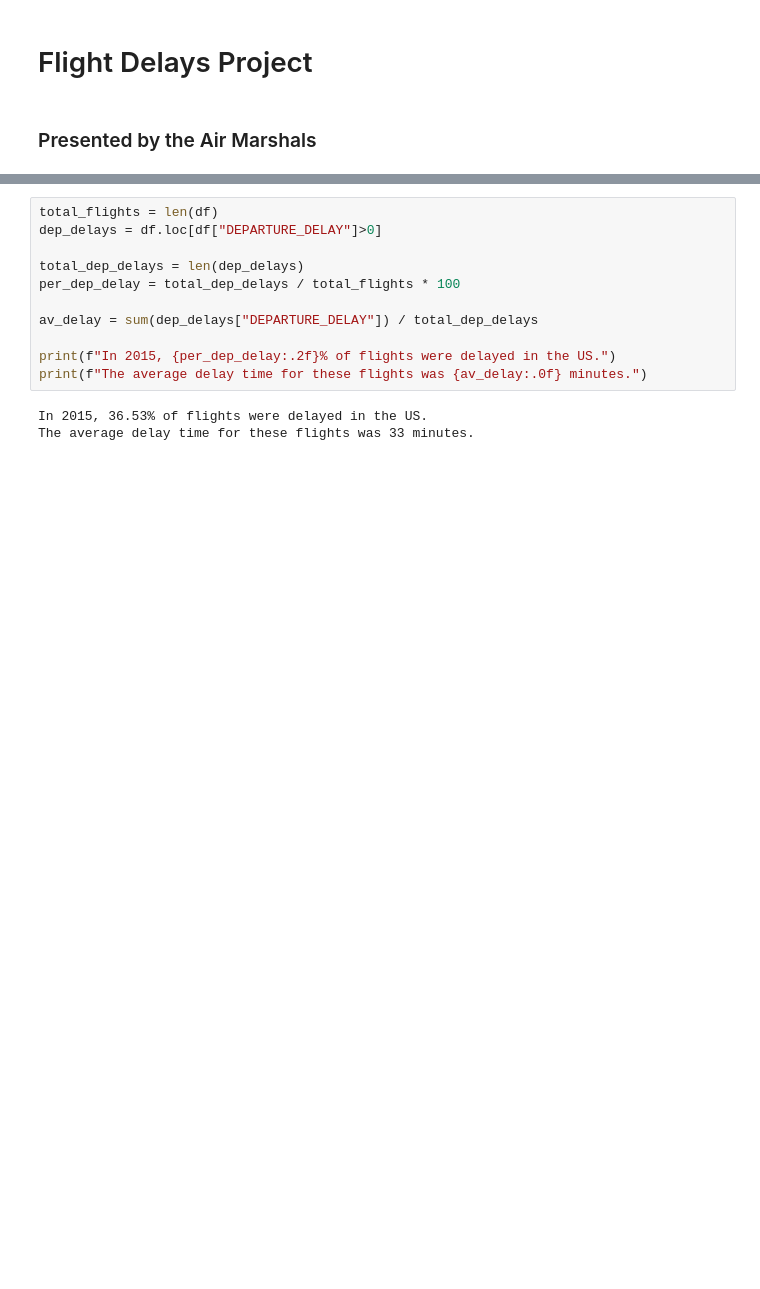
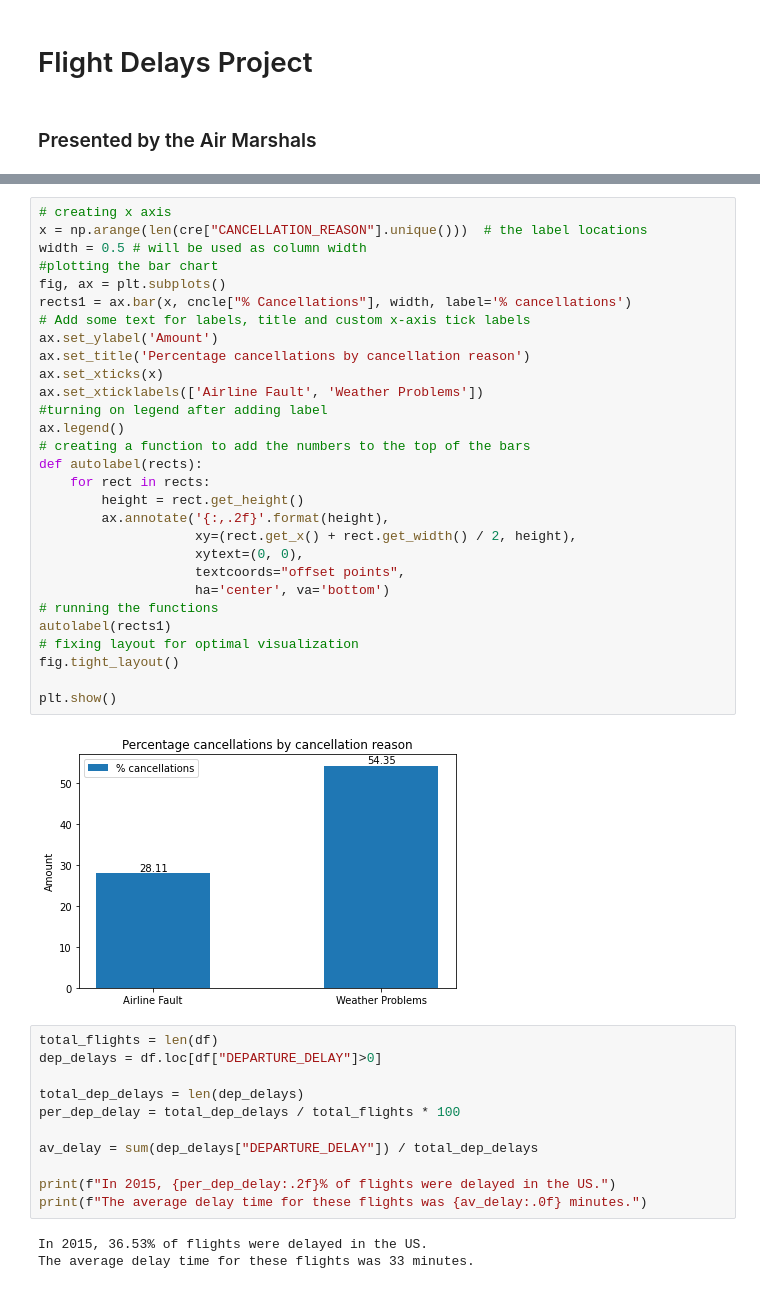
Before and after one commit to Chadi272/The_Air_Marshalls, a Jupyter notebook: Flight Delays.ipynb, the cells around one changed output, grey strips where cells are left out. Cells and saved outputs as stored; diff of their text form; blank space fills up the shorter version.

```diff
--- a/Flight Delays.ipynb
+++ b/Flight Delays.ipynb
@@ -67,3 +148,34 @@ sinfo
+# %%
+# creating x axis
+x = np.arange(len(cre["CANCELLATION_REASON"].unique()))  # the label locations
+width = 0.5 # will be used as column width
+#plotting the bar chart
+fig, ax = plt.subplots()
+rects1 = ax.bar(x, cncle["% Cancellations"], width, label='% cancellations')
+# Add some text for labels, title and custom x-axis tick labels
+ax.set_ylabel('Amount')
+ax.set_title('Percentage cancellations by cancellation reason')
+ax.set_xticks(x)
+ax.set_xticklabels(['Airline Fault', 'Weather Problems'])
+#turning on legend after adding label
+ax.legend()
+# creating a function to add the numbers to the top of the bars
+def autolabel(rects):
+    for rect in rects:
+        height = rect.get_height()
+        ax.annotate('{:,.2f}'.format(height),
+                    xy=(rect.get_x() + rect.get_width() / 2, height),
+                    xytext=(0, 0),
+                    textcoords="offset points",
+                    ha='center', va='bottom')
+# running the functions
+autolabel(rects1)
+# fixing layout for optimal visualization
+fig.tight_layout()
+
+plt.show()
+# %% [output]
+[figure, added]
 # %%
 total_flights = len(df)
 dep_delays = df.loc[df["DEPARTURE_DELAY"]>0]
```
Also changed, not shown: parts of 5 cells of this notebook.
